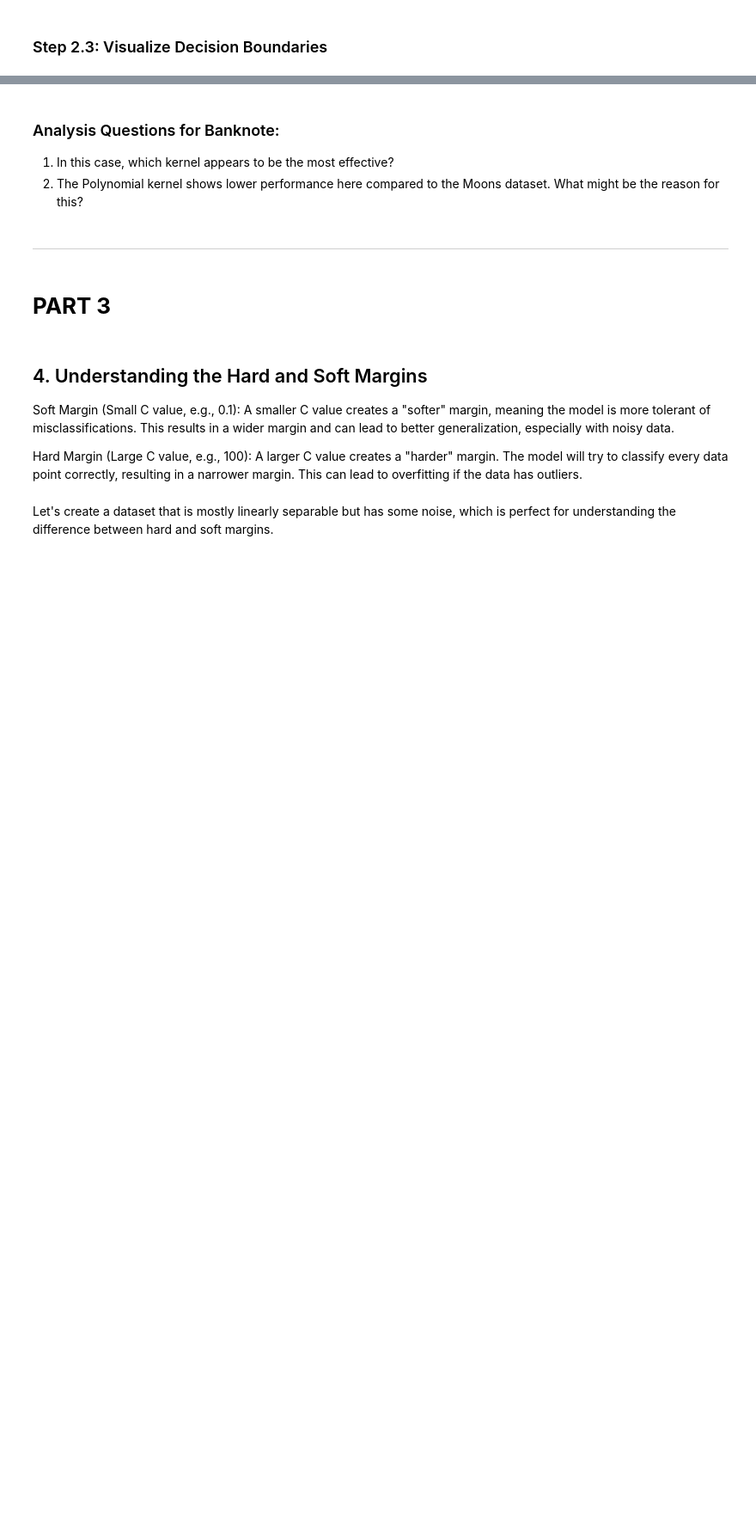
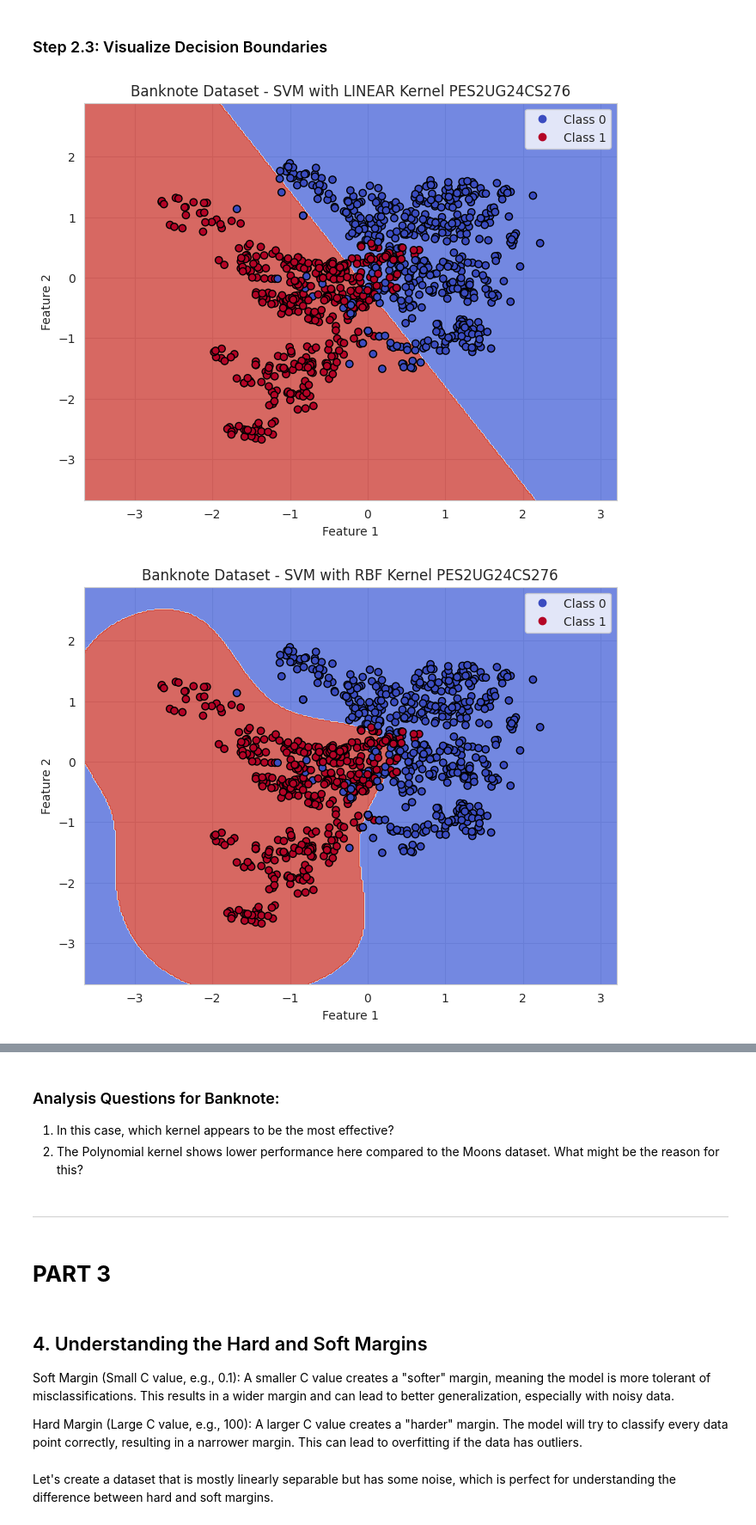
Before and after one commit to Merwyn-Prince-Lobo/Machine_learning_lab, a Jupyter notebook: svm/boilerplate_2026.ipynb, the cells around one changed output, grey strips where cells are left out. Shown at 86% size. Saved outputs shown, nothing was run; the diff lists cells and outputs as text; code cells hidden in the pictures; blank space fills up the shorter version.

```diff
--- a/svm/boilerplate_2026.ipynb
+++ b/svm/boilerplate_2026.ipynb
@@ -199,16 +225,16 @@ models_banknote = {}
 
 for kernel in kernels:
     # TODO: Initialize and train the SVM
-    svm_model = None # Replace with SVC(...) initialization
-    # svm_model.fit(...)
+    svm_model = SVC(kernel=kernel, random_state=42)
+    svm_model.fit(X_train_banknote_scaled, y_train_banknote)
 
     # Store the model
     models_banknote[kernel] = svm_model
 
     # TODO: Make predictions
-    # y_pred_banknote = svm_model.predict(...)
+    y_pred_banknote = svm_model.predict(X_test_banknote_scaled)
 
     # TODO: Replace with your SRN
-    print(f"SVM with {kernel.upper()} Kernel <PES1UG24CSXXX>")
+    print(f"SVM with {kernel.upper()} Kernel PES2UG24CS276")
     print(classification_report(y_test_banknote, y_pred_banknote, target_names=['Forged', 'Genuine']))
     print("-" * 40 + "\n")
@@ -217,9 +261,12 @@ for kernel in kernels:
 # %%
 #TODO: Replace with your SRN
 for kernel, model in models_banknote.items():
     plot_decision_boundaries(
         X_train_banknote_scaled,
         y_train_banknote,
         model,
-        title=f'Banknote Dataset - SVM with {kernel.upper()} Kernel <PES1UG24CSXXX>'
+        title=f'Banknote Dataset - SVM with {kernel.upper()} Kernel PES2UG24CS276'
     )
+# %% [output]
+[figure, added]
+[figure, added]
```
Also changed, not shown: parts of 7 cells of this notebook.
